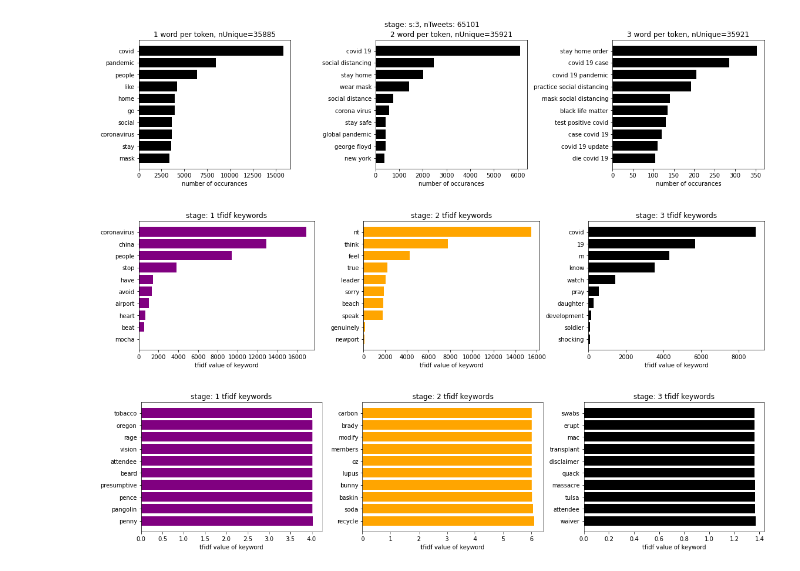
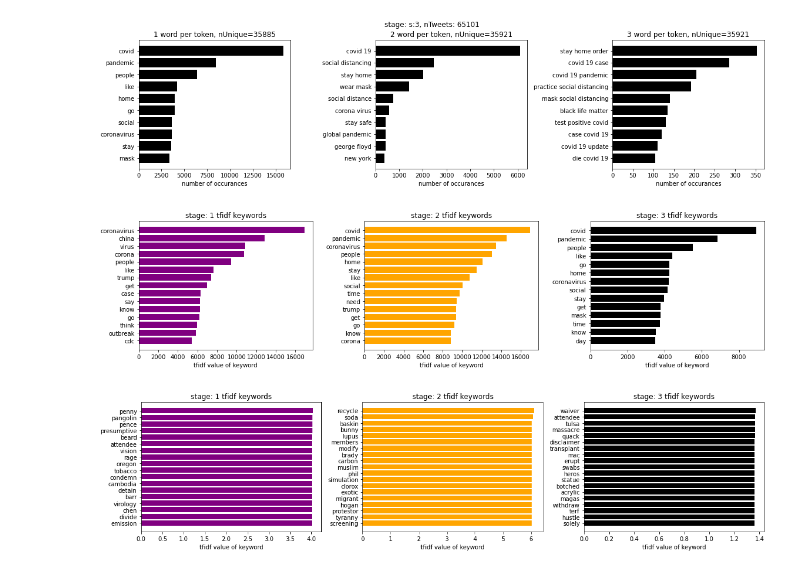
Before and after one commit to Alexander-Kahanek/COVID_Research, a Jupyter notebook: analysis/stages.ipynb, the cells around one changed output. Saved outputs shown, nothing was run; the diff lists cells and outputs as text; code cells hidden in the pictures.

```diff
--- a/analysis/stages.ipynb
+++ b/analysis/stages.ipynb
@@ -197,24 +197,29 @@ for k, (stage, df) in enumerate(raw.groupby(['stage'])):
 # %%
 fig, ax = plt.subplots(nrows=1, ncols=3, figsize=(16, 4)) #sharey = True
 colors = ['purple', 'orange', 'black']
+exclude = ['m', 'nt', 's', '19', 'amp', 't']
+
 for i in range(3):
-    df = pd.read_csv(f'tfidf_s{i+1}.csv').head(10).sort_values(by='tfidf', ascending=True)
+    df = pd.read_csv(f'tfidf_s{i+1}.csv').sort_values(by='tfidf', ascending=False).head(20)
+    df = df[~df['word'].isin(exclude)].sort_values(by='tfidf', ascending=True)
     ax[i].barh(y=df['word'].astype(str), width=df['tfidf'].astype(float), color=colors[i])
     ax[i].set_title(f'stage: {i+1} tfidf keywords')
     ax[i].set_xlabel('tfidf value of keyword')
 plt.tight_layout()
 plt.show()
 # %% [output]
-[figure, old version]
+[figure, new version]
 # %%
 fig, ax = plt.subplots(nrows=1, ncols=3, figsize=(16, 4)) #sharey = True
 colors = ['purple', 'orange', 'black']
+exclude = ['jfk', 'oz', 'org', 'wb']
 for i in range(3):
-    df = pd.read_csv(f'tfidf_s{i+1}.agg.csv').sort_values(by='sum', ascending=False).head(10)
+    df = pd.read_csv(f'tfidf_s{i+1}.agg.csv').sort_values(by='sum', ascending=False).head(20)
+    df = df[~df['word'].isin(exclude)].sort_values(by='sum', ascending=True)
     ax[i].barh(y=df['word'].astype(str), width=df['sum'].astype(float), color=colors[i])
     ax[i].set_title(f'stage: {i+1} tfidf keywords')
     ax[i].set_xlabel('tfidf value of keyword')
 plt.tight_layout()
 plt.show()
 # %% [output]
-[figure, old version]
+[figure, new version]
```
